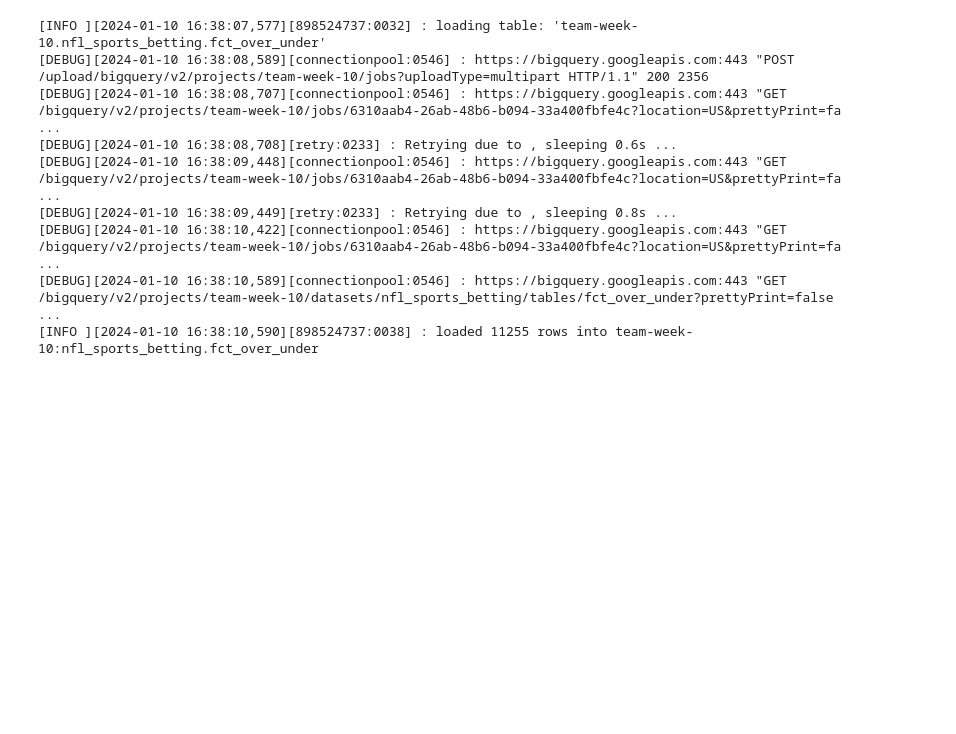
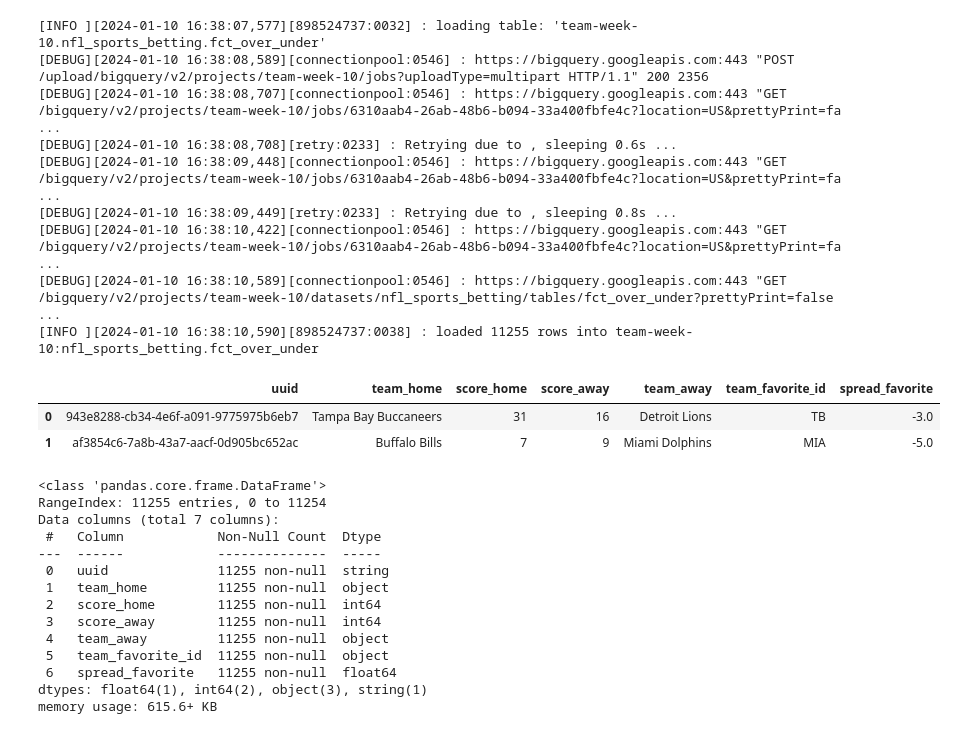
Before and after one commit to nbanks062523/CodeReview_week10, a Jupyter notebook: data_pipline.ipynb, the cells around one changed output. Drawn from its saved outputs; the diff is of its cells as text; code cells hidden in the pictures; blank space fills up the shorter version.

```diff
--- a/data_pipline.ipynb
+++ b/data_pipline.ipynb
@@ -333,3 +325,27 @@ load_table(over_under_df, client, over_under_table_name, over_under_schema)
 [DEBUG][2024-01-10 16:38:10,422][connectionpool:0546] : https://bigquery.googleapis.com:443 "GET /bigquery/v2/projects/team-week-10/jobs/6310aab4-26ab-48b6-b094-33a400fbfe4c?location=US&prettyPrint=fa ...
 [DEBUG][2024-01-10 16:38:10,589][connectionpool:0546] : https://bigquery.googleapis.com:443 "GET /bigquery/v2/projects/team-week-10/datasets/nfl_sports_betting/tables/fct_over_under?prettyPrint=false  ...
 [INFO ][2024-01-10 16:38:10,590][898524737:0038] : loaded 11255 rows into team-week-10:nfl_sports_betting.fct_over_under
+# %%
+point_spread_df = df[["uuid", "team_home", "score_home", "score_away", "team_away", "team_favorite_id", "spread_favorite"]]
+
+point_spread_df = point_spread_df.astype({"score_home": int, "score_away": int})
+display(point_spread_df.head(2))
+point_spread_df.info()
+# %% [output]
+|  | uuid | team_home | score_home | score_away | team_away | team_favorite_id | spread_favorite |
+| 0 | 943e8288-cb34-4e6f-a091-9775975b6eb7 | Tampa Bay Buccaneers | 31 | 16 | Detroit Lions | TB | -3.0 |
+| 1 | af3854c6-7a8b-43a7-aacf-0d905bc652ac | Buffalo Bills | 7 | 9 | Miami Dolphins | MIA | -5.0 |
+<class 'pandas.core.frame.DataFrame'>
+RangeIndex: 11255 entries, 0 to 11254
+Data columns (total 7 columns):
+ #   Column            Non-Null Count  Dtype
+---  ------            --------------  -----
+ 0   uuid              11255 non-null  string
+ 1   team_home         11255 non-null  object
+ 2   score_home        11255 non-null  int64
+ 3   score_away        11255 non-null  int64
+ 4   team_away         11255 non-null  object
+ 5   team_favorite_id  11255 non-null  object
+ 6   spread_favorite   11255 non-null  float64
+dtypes: float64(1), int64(2), object(3), string(1)
+memory usage: 615.6+ KB
```
Also changed, not shown: parts of 8 cells of this notebook.
